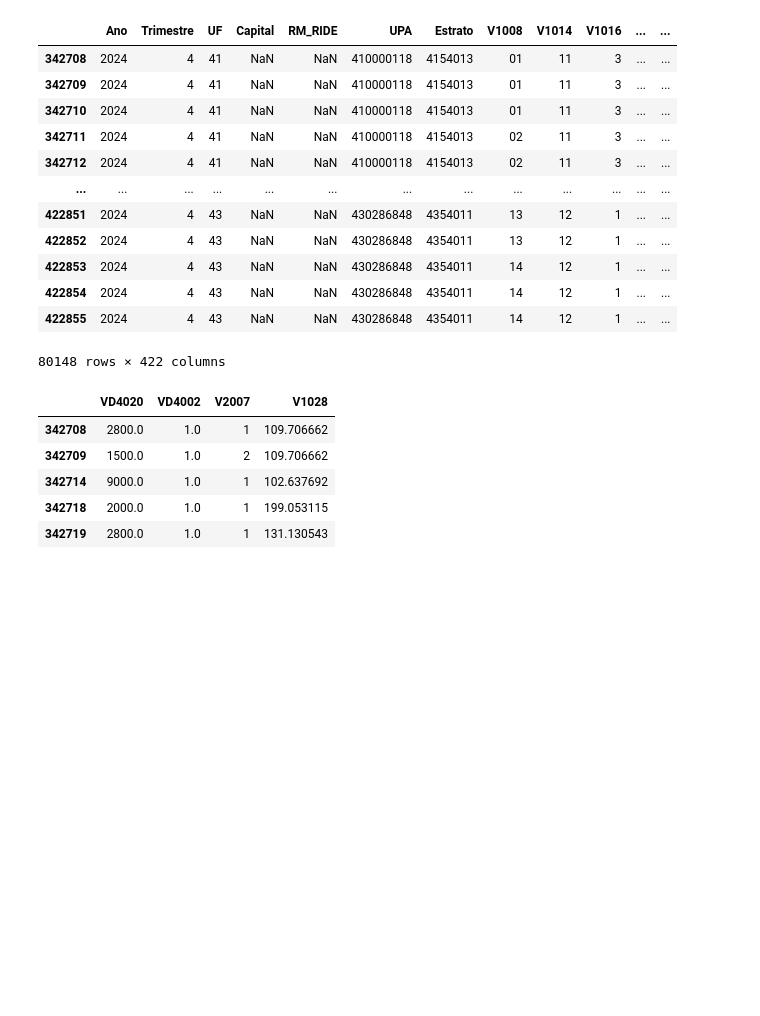
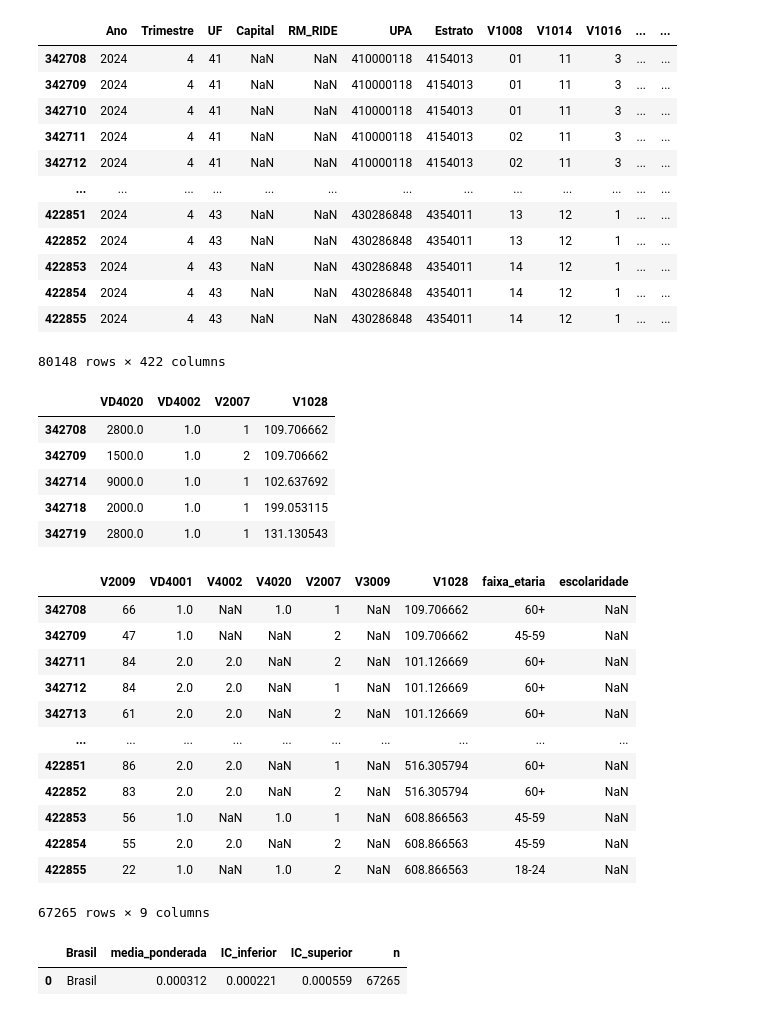
Before and after one commit to Uyris/cdadosaps03parte2, a Jupyter notebook: APS03parte2.ipynb, the cells around one changed output. Saved outputs shown, nothing was run; the diff lists cells and outputs as text; code cells hidden in the pictures; blank space fills up the shorter version.

```diff
--- a/APS03parte2.ipynb
+++ b/APS03parte2.ipynb
@@ -61,6 +64,56 @@ df_ocupados_relevantes.head()
 | 342714 | 9000.0 | 1.0 | 1 | 102.637692 |
 | 342718 | 2000.0 | 1.0 | 1 | 199.053115 |
 | 342719 | 2800.0 | 1.0 | 1 | 131.130543 |
+# %%
+def preprocessar_pnad(df):
+    # Passo 1: Filtrar pessoas com 14 anos ou mais
+    df_idade = df[df['V2009'] >= 14].copy()
+
+    # Passo 2: Selecionar apenas economicamente ativos (ocupados ou desocupados)
+    df_pea = df_idade[df_idade['VD4001'].isin([1, 2])].copy()
+
+    # Passo 3: Criar variável de faixa etária
+    bins = [13, 17, 24, 34, 44, 59, 200]
+    labels = ['14-17', '18-24', '25-34', '35-44', '45-59', '60+']
+    df_pea['faixa_etaria'] = pd.cut(df_pea['V2009'], bins=bins, labels=labels)
+
+    # Passo 4: Criar variável de escolaridade simplificada
+    mapa_escolaridade = {
+        1: 'Sem instrução',
+        2: 'Fundamental incompleto',
+        3: 'Fundamental completo',
+        4: 'Médio incompleto',
+        5: 'Médio completo',
+        6: 'Superior incompleto',
+        7: 'Superior completo'
+    }
+    df_pea['escolaridade'] = df_pea['V3009'].map(mapa_escolaridade)
+
+    # Passo 5: Remover outliers em horas trabalhadas (>100 horas/semana)
+    df_pea = df_pea[df_pea['V2007'] <= 100]
+
+    # (Opcional) Passo 6: Selecionar colunas de interesse
+    colunas_relevantes = ['V2009', 'VD4001', 'V4002', 'V4020', 'V2007', 'V3009', 'V1028', 'faixa_etaria', 'escolaridade']
+    df_final = df_pea[colunas_relevantes].copy()
+
+    return df_final
+
+df_preprocessado = preprocessar_pnad(df_filtrado)
+df_preprocessado
+# %% [output]
+|  | V2009 | VD4001 | V4002 | V4020 | V2007 | V3009 | V1028 | faixa_etaria | escolaridade |
+| 342708 | 66 | 1.0 | NaN | 1.0 | 1 | NaN | 109.706662 | 60+ | NaN |
+| 342709 | 47 | 1.0 | NaN | NaN | 2 | NaN | 109.706662 | 45-59 | NaN |
+| 342711 | 84 | 2.0 | 2.0 | NaN | 2 | NaN | 101.126669 | 60+ | NaN |
+| 342712 | 84 | 2.0 | 2.0 | NaN | 1 | NaN | 101.126669 | 60+ | NaN |
+| 342713 | 61 | 2.0 | 2.0 | NaN | 2 | NaN | 101.126669 | 60+ | NaN |
+| ... | ... | ... | ... | ... | ... | ... | ... | ... | ... |
+| 422851 | 86 | 2.0 | 2.0 | NaN | 1 | NaN | 516.305794 | 60+ | NaN |
+| 422852 | 83 | 2.0 | 2.0 | NaN | 2 | NaN | 516.305794 | 60+ | NaN |
+| 422853 | 56 | 1.0 | NaN | 1.0 | 1 | NaN | 608.866563 | 45-59 | NaN |
+| 422854 | 55 | 2.0 | 2.0 | NaN | 2 | NaN | 608.866563 | 45-59 | NaN |
+| 422855 | 22 | 1.0 | NaN | 1.0 | 2 | NaN | 608.866563 | 18-24 | NaN |
+67265 rows × 9 columns
 # %%
 def bootstrap_ci(df, col, weight_col, n_bootstrap=1000, alpha=0.05):
     """
@@ -103,0 +161,11 @@ def bootstrap_ci(df, col, weight_col, n_bootstrap=1000, alpha=0.05):
+# %%
+df_preprocessado['ocupado'] = (df_preprocessado['V4002'] == 1).astype(int)
+
+# Por faixa etária
+estatisticas_ponderadas(df_preprocessado, 'ocupado', grupo='faixa_etaria')
+
+# No total do Brasil
+estatisticas_ponderadas(df_preprocessado, 'ocupado')
+# %% [output]
+|  | Brasil | media_ponderada | IC_inferior | IC_superior | n |
+| 0 | Brasil | 0.000312 | 0.000221 | 0.000559 | 67265 |
```
Also changed, not shown: parts of 7 cells of this notebook, 1 other file.
